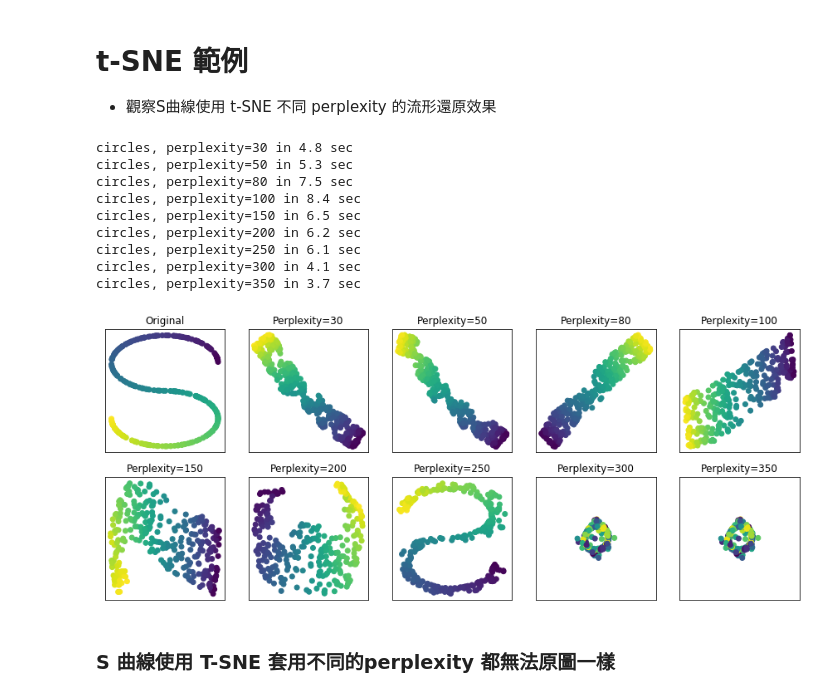
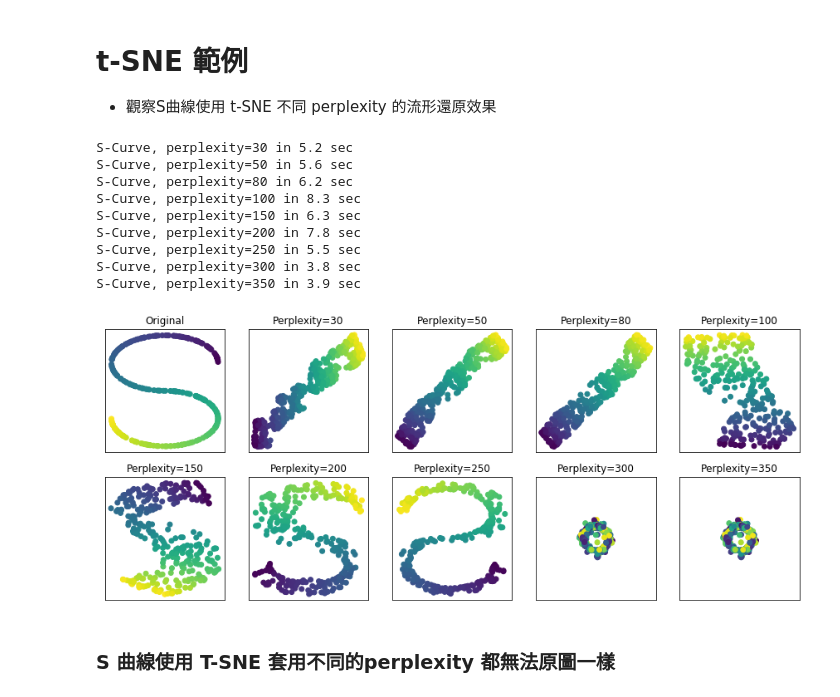
Before and after one commit to strive722/ML-100-Days, a Jupyter notebook: Day_062_HW.ipynb, the cells around one changed output. Cells and saved outputs as stored; diff of their text form; code cells hidden in the pictures.

```diff
--- a/Day_062_HW.ipynb
+++ b/Day_062_HW.ipynb
@@ -17,43 +17,43 @@ X, color = datasets.samples_generator.make_s_curve(n_samples, random_state=0)
 # %%
 plt.figure(figsize=(15,6))
 
 # 繪製資料原圖
 plt.subplot(2,5,1)
 plt.title("Original")
 plt.scatter(X[:, 0], X[:, 2], c=color)
 plt.xticks(())
 plt.yticks(())
 
 # 繪製不同 perplexity 下的 t-SNE 分群圖
 perplexities = [30, 50, 80, 100, 150, 200, 250, 300, 350]
 
 for i, perplexity in enumerate(perplexities):
     t0 = time()
-    tsne = manifold.TSNE(n_components=n_components, init='random',
+    tsne = manifold.TSNE(n_components=n_components, init='pca',
                          random_state=0, perplexity=perplexity)
     Y = tsne.fit_transform(X)
     t1 = time()
 
-    print("circles, perplexity=%d in %.2g sec" % (perplexity, t1 - t0))
+    print("S-Curve, perplexity=%d in %.2g sec" % (perplexity, t1 - t0))
 
     plt.subplot(2,5,i+2)
     plt.title("Perplexity=%d" % perplexity)
     plt.scatter(Y[:, 0], Y[:, 1], c=color)
     plt.xticks(())
     plt.yticks(())
     plt.axis('tight');
 
 plt.show()
 # %% [output]
-circles, perplexity=30 in 4.8 sec
-circles, perplexity=50 in 5.3 sec
-circles, perplexity=80 in 7.5 sec
-circles, perplexity=100 in 8.4 sec
-circles, perplexity=150 in 6.5 sec
-circles, perplexity=200 in 6.2 sec
-circles, perplexity=250 in 6.1 sec
-circles, perplexity=300 in 4.1 sec
-circles, perplexity=350 in 3.7 sec
+S-Curve, perplexity=30 in 5.2 sec
+S-Curve, perplexity=50 in 5.6 sec
+S-Curve, perplexity=80 in 6.2 sec
+S-Curve, perplexity=100 in 8.3 sec
+S-Curve, perplexity=150 in 6.3 sec
+S-Curve, perplexity=200 in 7.8 sec
+S-Curve, perplexity=250 in 5.5 sec
+S-Curve, perplexity=300 in 3.8 sec
+S-Curve, perplexity=350 in 3.9 sec
-[figure, old version]
+[figure, new version]
 # %% [markdown]
 ### S 曲線使用 T-SNE 套用不同的perplexity 都無法原圖一樣
```
